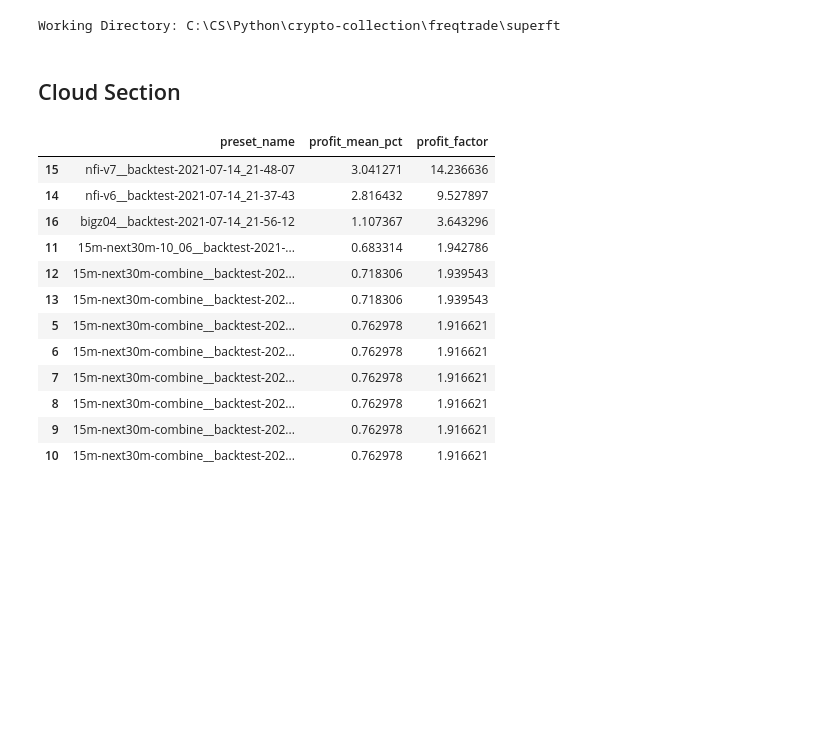
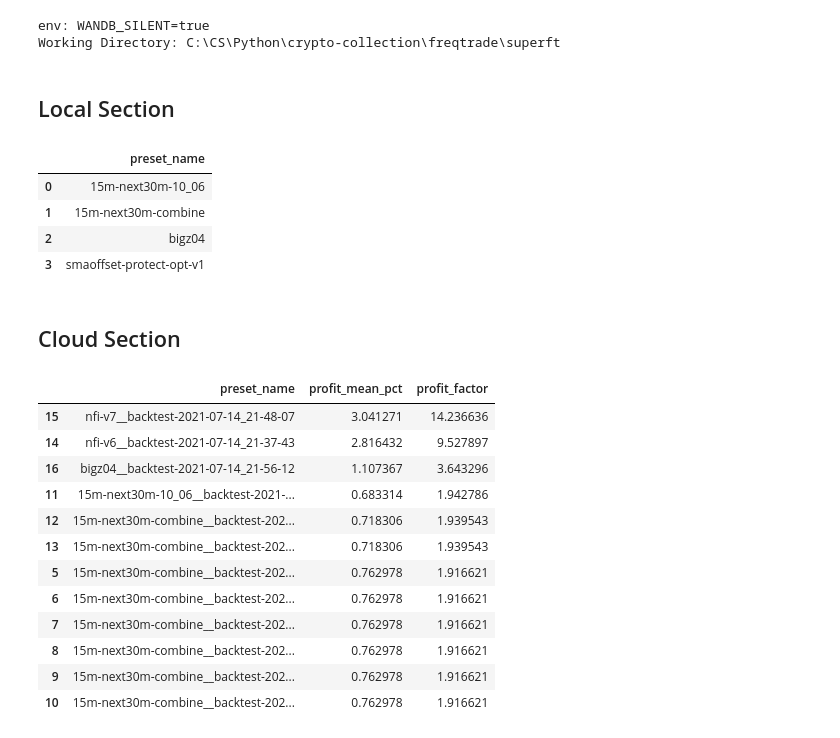
Before and after one commit to webclinic017/superft, a Jupyter notebook: notebooks/Informational.ipynb, the cells around one changed output. Drawn from its saved outputs; the diff is of its cells as text; code cells hidden in the pictures; blank space fills up the shorter version.

Commit message:
New Logging

```diff
--- a/notebooks/Informational.ipynb
+++ b/notebooks/Informational.ipynb
@@ -1,36 +1,48 @@
 # %%
-# Setup Imports (Run this first!)
 %load_ext autoreload
 %autoreload 2
-from pandas import DataFrame
+%env WANDB_SILENT=true
+
 from pathlib import Path
+from copy import deepcopy
 import matplotlib.pyplot as plt
-import numpy as np
 import pandas as pd
 import quantstats as qs
 import os
-import time
-import inspect
-import wandb
 import logging
+import sys
+
+qs.extend_pandas()
+plt.style.use("seaborn-whitegrid")
+pd.set_option('display.max_rows', 200)
+
+if "freqtrade" not in os.listdir():
+    import nest_asyncio
+    nest_asyncio.apply()
+    os.chdir("..")
 
 PATH_MOUNT = Path.cwd().parent / "mount"
-logger = logging.getLogger("wandb")
-logger.setLevel(logging.ERROR)
-qs.extend_pandas()
-plt.style.use("seaborn-whitegrid")
-
-if "freqtrade" not in os.listdir():
-    os.chdir("..")
-    import nest_asyncio
-    nest_asyncio.apply()
-
 print("Working Directory:", os.getcwd())
 
 # Freqtrade Imports
 from freqtrade.nbtools import remote_utils
 # %% [output]
+env: WANDB_SILENT=true
 Working Directory: C:\CS\Python\crypto-collection\freqtrade\superft
+# %% [markdown]
+## Local Section
+# %%
+# Get local presets
+local = (PATH_MOUNT / "presets").glob("*")
+local = (it.name for it in list(local) if not it.name.startswith("."))
+local_df = pd.DataFrame({"preset_name": local})
+local_df
+# %% [output]
+|  | preset_name |
+| 0 | 15m-next30m-10_06 |
+| 1 | 15m-next30m-combine |
+| 2 | bigz04 |
+| 3 | smaoffset-protect-opt-v1 |
 # %% [markdown]
 ## Cloud Section
 # %%
```
Also changed, not shown: parts of 3 cells of this notebook, 10 other files.
